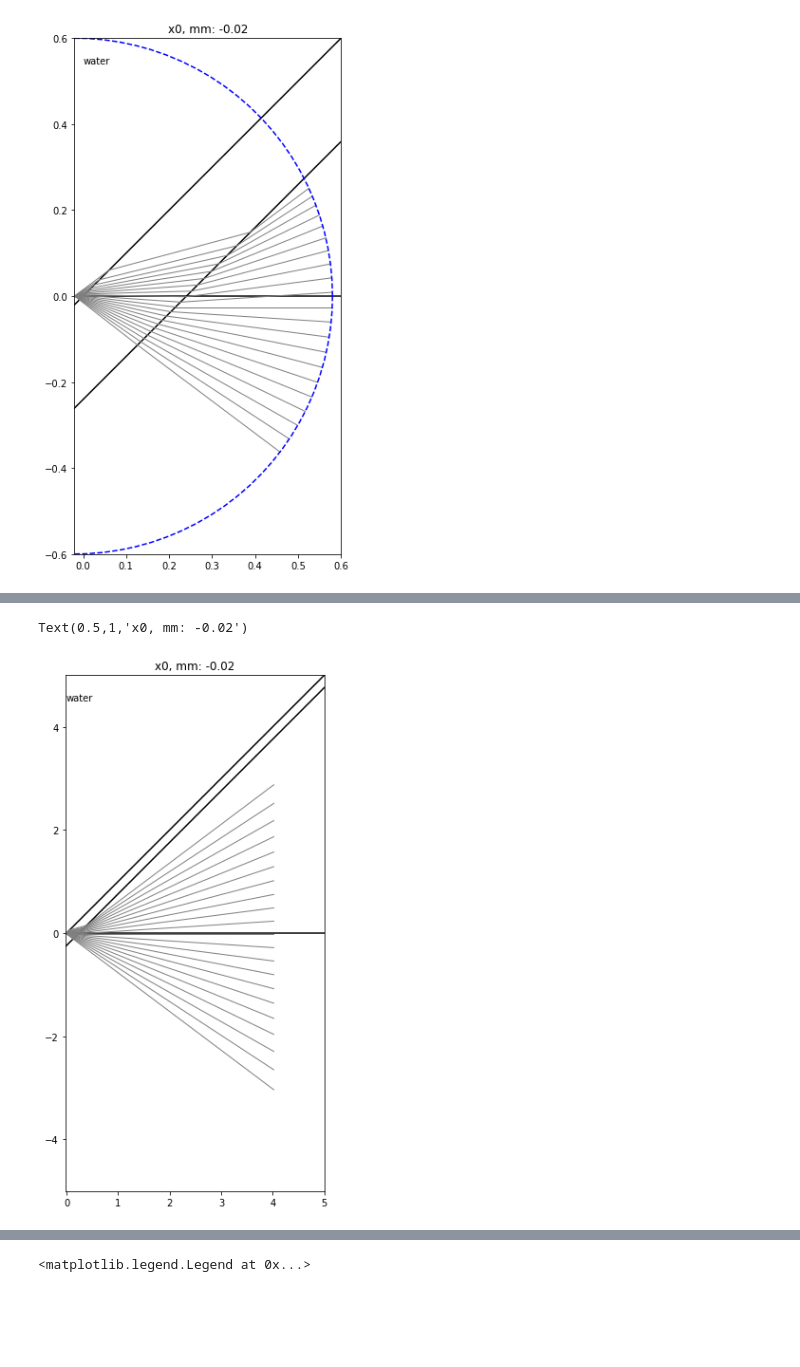
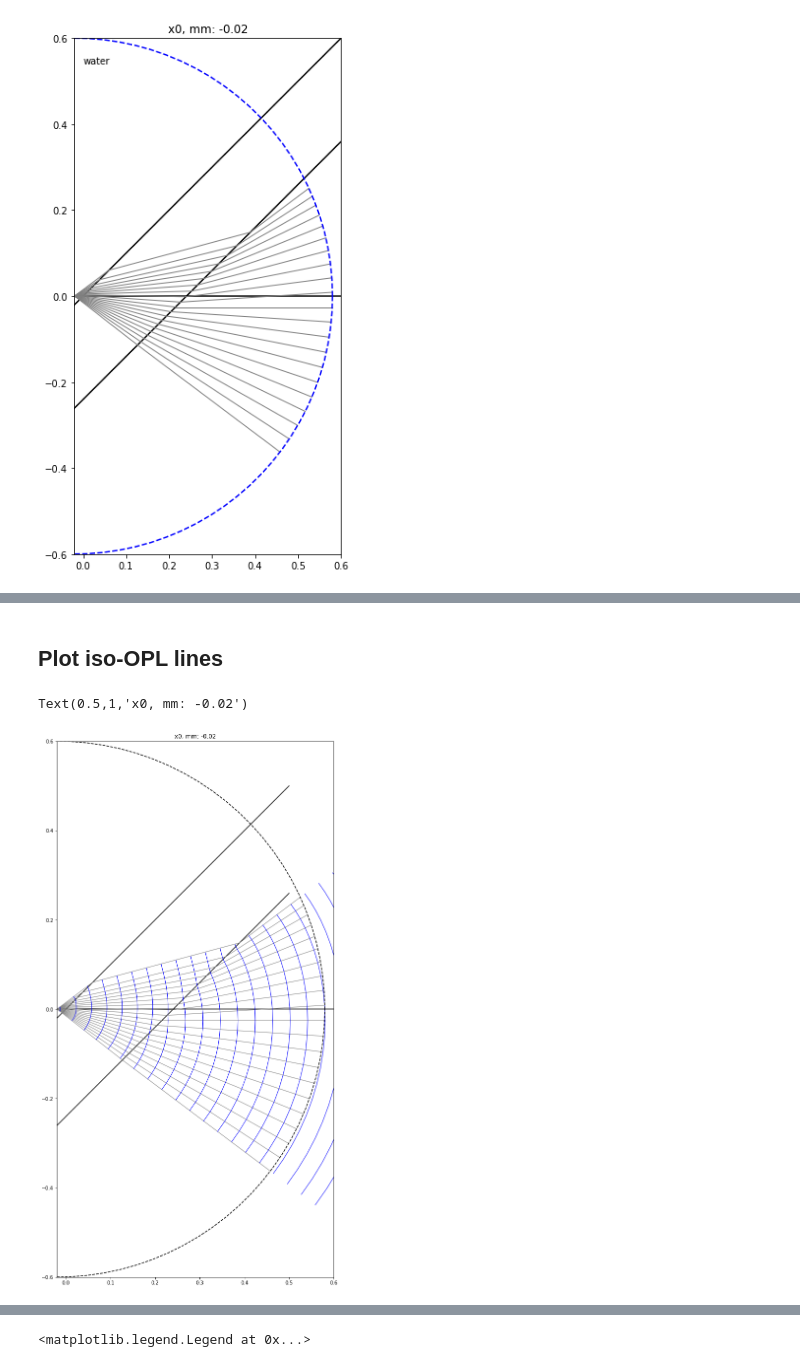
Before and after one commit to nvladimus/refractive_index_mismatch, a Jupyter notebook: OPD_rayTracing_tiltedCoverslip_2D-v2.0.ipynb, the cells around one changed output, grey strips where cells are left out. Drawn from its saved outputs; the diff is of its cells as text; code cells hidden in the pictures; blank space fills up the shorter version.

Commit message:
iso-OPL lines simulated, look reasonable

```diff
--- a/OPD_rayTracing_tiltedCoverslip_2D-v2.0.ipynb
+++ b/OPD_rayTracing_tiltedCoverslip_2D-v2.0.ipynb
@@ -146,11 +143,0 @@ Text(0.5,1,'x0, mm: -0.02')
-# %%
-i_medium = 0 #water
-n_media = n_mediaArray[i_medium]
-wl_mm = 0.520e-3 # green wl, vacuum, mm
-x0, y0 = source_posX_mm, source_posY_mm
-R_refSphere_mm = 5
-
-(x1,y1,theta1, x2,y2,theta2) = ray_tracing(x0,y0, thetaRadArray, tilt_angle, \
-                                            n_sample, n_glass, n_media, thickness_glass)
-
-(x3_refSphere, y3_refSphere) = intersectRefSphere(x0,y0,x2,y2, theta2, R_refSphere_mm)
@@ -185,0 +144,2 @@ def intersect_ref_plane(x0,y0, x2,y2, theta2, theta_max_rad, focal_dist_mm = 5.0
+# %% [markdown]
+## Plot iso-OPL lines
@@ -186,30 +170,23 @@ def intersect_ref_plane(x0,y0, x2,y2, theta2, theta_max_rad, focal_dist_mm = 5.0
 # %%
-i_medium = 0 #water
-n_media = n_mediaArray[i_medium]
-
-fig, ax = plt.subplots(1,1,figsize = (10,10))
+fig, ax = plt.subplots(1,1,figsize = (20,20))
 x_min = -0.1
-x_max = f_objective_mm
+x_max = 0.5
 ax.plot([x_min, x_max],[S1(x_min), S1(x_max)],'-k')
 ax.plot([x_min, x_max],[S2(x_min), S2(x_max)],'-k')
 ax.axhline(y=0, color='k')
 ax.set_aspect('equal', 'box')
 
-x0, y0 = source_posX_mm, source_posY_mm
-
-(x1,y1,theta1, x2,y2,theta2) = ray_tracing(x0,y0, thetaRadArray, tilt_angle, \
-                                  n_sample, n_glass, n_mediaArray[i_medium], thickness_glass)
-
-(x3_ref_plane_coverslip, y3_ref_plane_coverslip) = intersect_ref_plane(x0,y0, x2,y2, theta2, thetaRadArray[-1], f_objective_mm)
-
 ax.plot([x0*np.ones(len(thetaRadArray)), x1], [y0*np.ones(len(thetaRadArray)), y1],color = 'gray',lw = 1)
 ax.plot([x1, x2], [y1, y2],color = 'gray',lw = 1)
-ax.plot([x2, x3_ref_plane_coverslip], [y2, y3_ref_plane_coverslip],color = 'gray',lw = 1)
+ax.plot([x2, x3_refSphere], [y2, y3_refSphere],color = 'gray',lw = 1)
+ax.plot(x_iso_opl.T, y_iso_opl.T, '-b',lw = 1)
 
-ax.set_xlim([x0, x_max])
-ax.set_ylim([-f_objective_mm, f_objective_mm])
-ax.text(0, f_objective_mm*0.9, mediaLabel[i_medium])
+(x_sphere,y_sphere) = ref_sphere(x0, y0, R_refSphere_mm)
+ax.plot(x_sphere,y_sphere, '--k')
+
+ax.set_xlim([x0, R_refSphere_mm])
+ax.set_ylim([-R_refSphere_mm, R_refSphere_mm])
 ax.set_title('x0, mm: ' + str(x0))
 # %% [output]
 Text(0.5,1,'x0, mm: -0.02')
-[figure, old version]
+[figure, new version]
```
Also changed, not shown: parts of 19 cells of this notebook.
